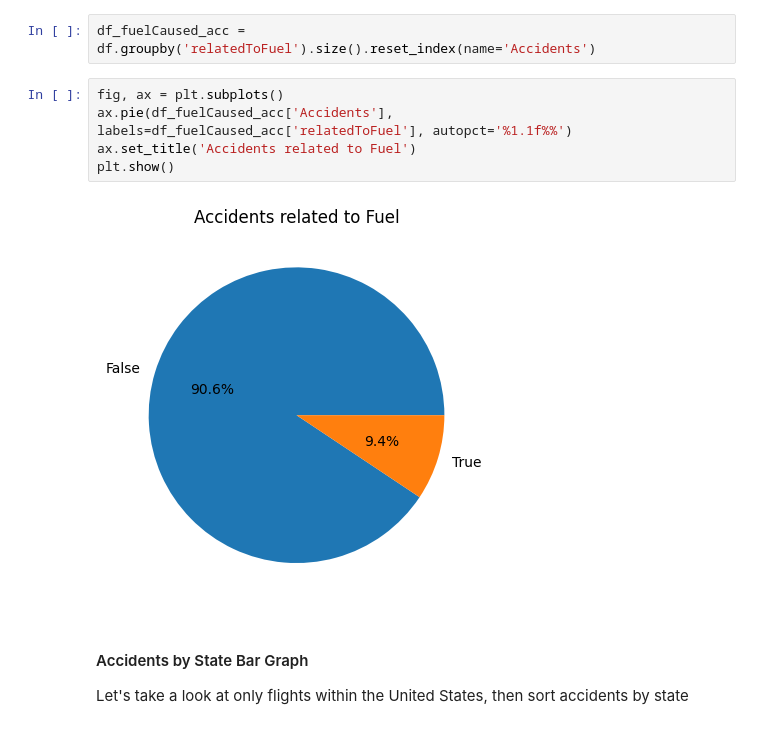
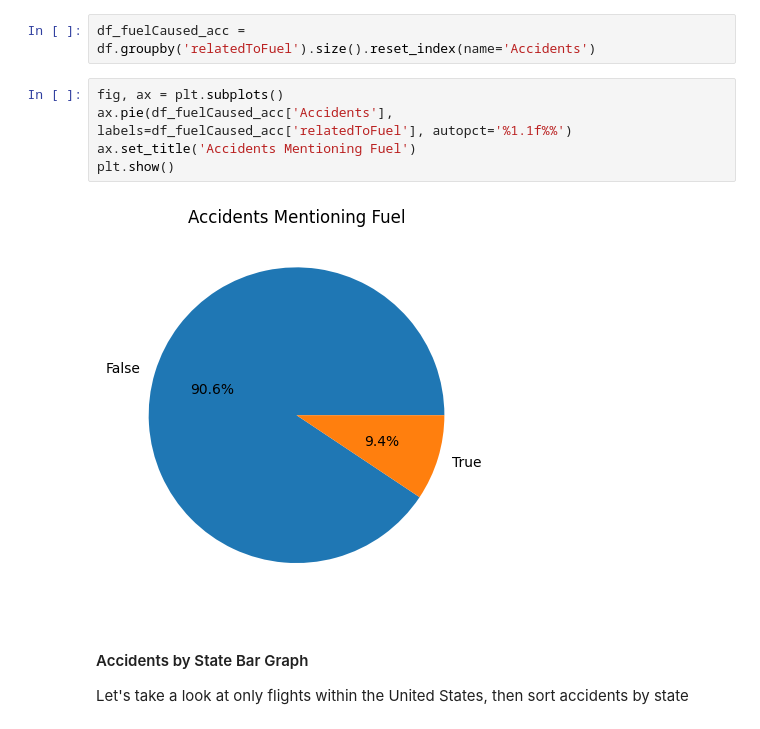
Before and after one commit to mnejaime/ntsb-analysis, a Jupyter notebook: notebook.ipynb, the cells around one changed output. Drawn from its saved outputs; the diff is of its cells as text.

```diff
--- a/notebook.ipynb
+++ b/notebook.ipynb
@@ -223,10 +223,10 @@ df_fuelCaused_acc = df.groupby('relatedToFuel').size().reset_index(name='Acciden
 # %%
 fig, ax = plt.subplots()
 ax.pie(df_fuelCaused_acc['Accidents'], labels=df_fuelCaused_acc['relatedToFuel'], autopct='%1.1f%%')
-ax.set_title('Accidents related to Fuel')
+ax.set_title('Accidents Mentioning Fuel')
 plt.show()
 # %% [output]
-[figure, old version]
+[figure, new version]
 # %% [markdown]
 #### Accidents by State Bar Graph
 
```
Also changed, not shown: parts of 24 cells of this notebook.
